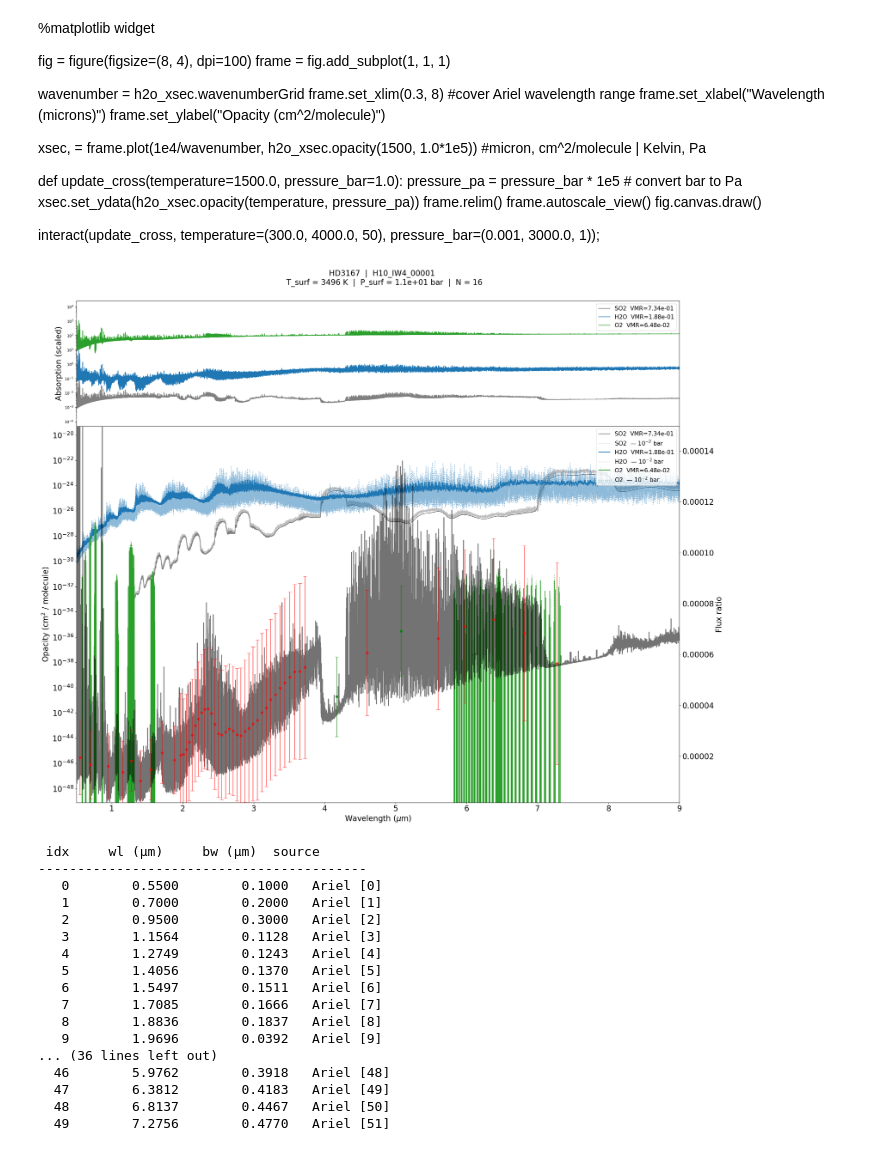
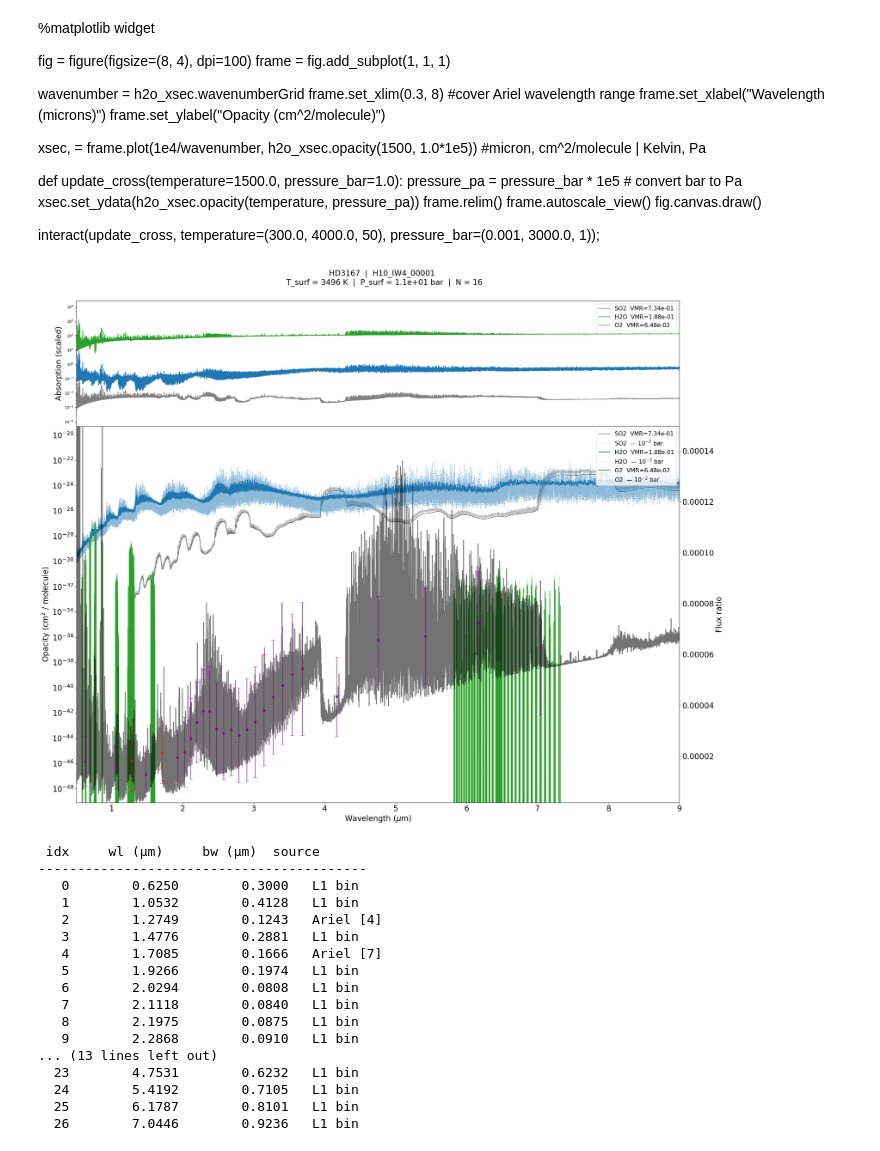
Before and after one commit to lorlo9999/MasterThesis, a Jupyter notebook: spectroscopy.ipynb, the cells around one changed output. Cells and saved outputs as stored; diff of their text form; code cells hidden in the pictures.

```diff
--- a/spectroscopy.ipynb
+++ b/spectroscopy.ipynb
@@ -130,7 +150,7 @@ for i, (w, b) in enumerate(zip(wl, wb)):
 # Pairs of Ariel channel indices to combine at level 1.
 # Run the reference cell (after the simulation cell) to see index → wavelength mapping.
 
-bin_indices = [(42,43),(45,46)]
+bin_indices = [(0,1), (2,3), (5,6), (8,9),(10,11), (12,13), (14,15), (16,17), (18,19), (20,21), (22,23),(24,25),(26,27),(28,29),(30,31),(32,33),(34,35),(36,37),(38,39),(40,41),(42,43),(44,45),(46,47),(48,49),(50,51)]
 # %% [markdown]
 %matplotlib widget
 
@@ -360,35 +380,35 @@ for mol, v in top2:
     ax_bot.plot(wavelength_um, op_mid,  color=color, ls=':', lw=1.5,
                 label=f'{mol}  — $10^{{-2}}$ bar', alpha=0.5)
 
 ax_bot_r.plot(wlgrid_t, fpfs_t, color='black', ls='-', lw=2, alpha=0.55, label='model', zorder=10)
 
 if binning:
     ax_bot_r.errorbar(wl_ariel[remaining], flux_ariel[remaining], yerr=yerr[remaining],
                       fmt='o', color='red', capsize=5, alpha=0.7, zorder=11)
     ax_bot_r.errorbar(pts_wl, pts_val, yerr=pts_err,
-                      fmt='o', color='red', capsize=5, alpha=0.8, label='binned L1', zorder=11)
+                      fmt='o', color='purple', capsize=5, alpha=0.8, label='binned L1', zorder=11)
 else:
     ax_bot_r.errorbar(wl_ariel, flux_ariel, yerr=yerr,
                       fmt='o', color='red', alpha=0.7, label='Ariel')
 
 mask = (wlgrid_t < 9) & (wlgrid_t > 1)
 ax_bot_r.set_ylim(fpfs_t[mask].min() * 0.9, fpfs_t[mask].max() * 1.1)
 ax_bot_r.set_ylabel('Flux ratio', fontsize=20)
 ax_bot_r.tick_params(axis='both', which='major', labelsize=20)
 
 ax_bot.set_yscale('log')
 ax_bot.set_xlabel(r'Wavelength ($\mu$m)', fontsize=20)
 ax_bot.set_ylabel(r'Opacity (cm$^2$ / molecule)', fontsize=20)
 ax_bot.legend(fontsize=15, loc='upper right')
 ax_bot.set_yticks([1e-20,1e-22,1e-24,1e-26,1e-28,1e-30,1e-32,1e-34,1e-36,1e-38,1e-40,1e-42,1e-44,1e-46,1e-48])
 ax_bot.tick_params(axis='both', which='major', labelsize=20)
 
 fig.suptitle(f'{planet_name}  |  {sim_name}\n  T_surf = {surf_t:.0f} K  |  P_surf = {surf_p_pa/1e5:.1e} bar  |  N = {N}',
              fontsize=20, y=1.01)
 plt.tight_layout()
 plt.show()
 # %% [output]
-[figure, old version]
+[figure, new version]
 # %%
 # ── Build combined table: remaining Ariel channels + L1 binned points ─────────
 # Each entry: (center_wl, bandwidth, flux_val, flux_err, label)
@@ -407,21 +427,21 @@ for i, (w, b, v, e, lbl) in enumerate(combined):
 # %% [output]
  idx     wl (µm)     bw (µm)  source
 ------------------------------------------
-   0        0.5500        0.1000   Ariel [0]
-   1        0.7000        0.2000   Ariel [1]
-   2        0.9500        0.3000   Ariel [2]
-   3        1.1564        0.1128   Ariel [3]
-   4        1.2749        0.1243   Ariel [4]
-   5        1.4056        0.1370   Ariel [5]
-   6        1.5497        0.1511   Ariel [6]
-   7        1.7085        0.1666   Ariel [7]
-   8        1.8836        0.1837   Ariel [8]
-   9        1.9696        0.0392   Ariel [9]
-... (36 lines left out)
-  46        5.9762        0.3918   Ariel [48]
-  47        6.3812        0.4183   Ariel [49]
-  48        6.8137        0.4467   Ariel [50]
-  49        7.2756        0.4770   Ariel [51]
+   0        0.6250        0.3000   L1 bin
+   1        1.0532        0.4128   L1 bin
+   2        1.2749        0.1243   Ariel [4]
+   3        1.4776        0.2881   L1 bin
+   4        1.7085        0.1666   Ariel [7]
+   5        1.9266        0.1974   L1 bin
+   6        2.0294        0.0808   L1 bin
+   7        2.1118        0.0840   L1 bin
+   8        2.1975        0.0875   L1 bin
+   9        2.2868        0.0910   L1 bin
+... (13 lines left out)
+  23        4.7531        0.6232   L1 bin
+  24        5.4192        0.7105   L1 bin
+  25        6.1787        0.8101   L1 bin
+  26        7.0446        0.9236   L1 bin
 # %%
 # ── Level-2 binning ───────────────────────────────────────────────────────────
 # Edit bin_indices_l2, then run. First run prints the updated table so you can
```
Also changed, not shown: parts of 10 cells of this notebook, 2 other files.
